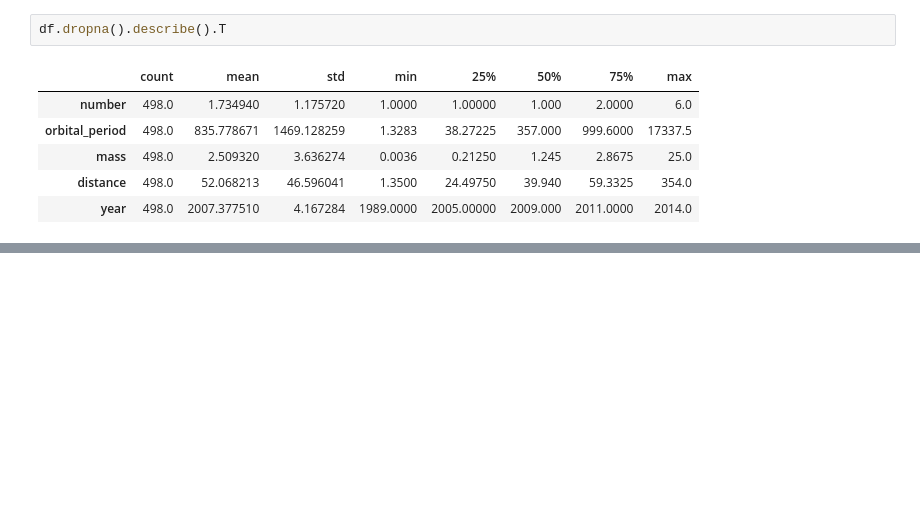
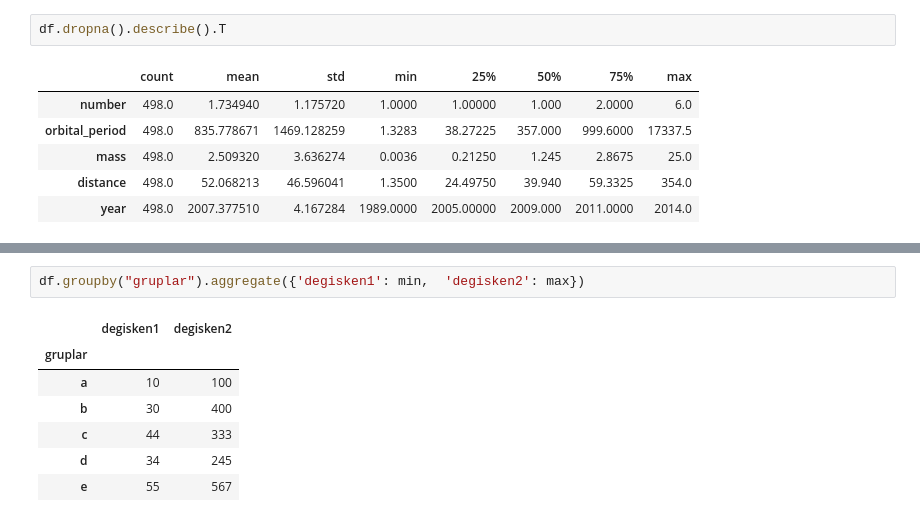
Before and after one commit to ufuksh/ufuksh, a Jupyter notebook: Data Science/Pandas.ipynb, the cells around one changed output, grey strips where cells are left out. Cells and saved outputs as stored; diff of their text form; blank space fills up the shorter version.

```diff
--- a/Data Science/Pandas.ipynb
+++ b/Data Science/Pandas.ipynb
@@ -383,0 +458,10 @@ df.dropna().describe().T
+# %%
+df.groupby("gruplar").aggregate({'degisken1': min,  'degisken2': max})
+# %% [output]
+|  | degisken1 | degisken2 |
+| gruplar |  |  |
+| a | 10 | 100 |
+| b | 30 | 400 |
+| c | 44 | 333 |
+| d | 34 | 245 |
+| e | 55 | 567 |
```
Also changed, not shown: parts of 7 cells of this notebook.
